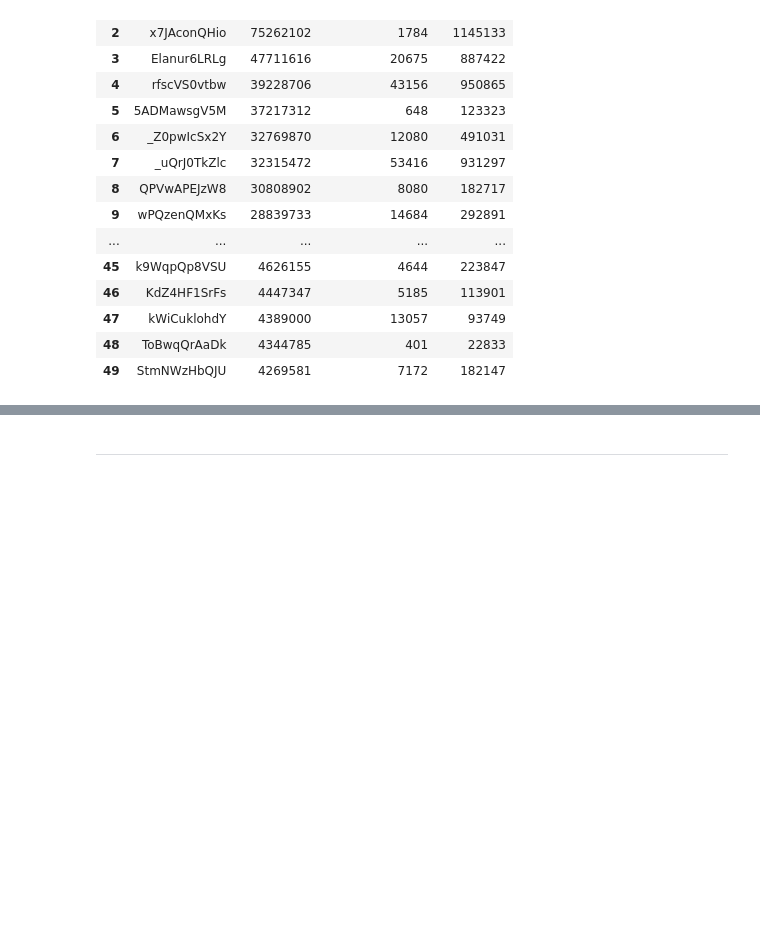
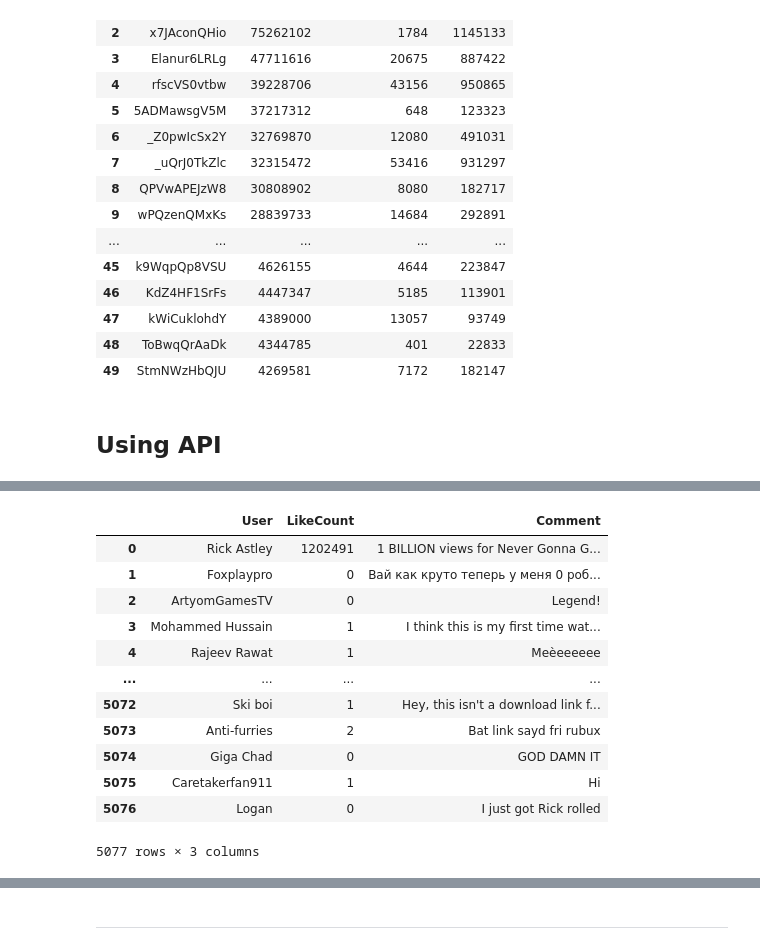
Before and after one commit to callysto/Data-Viz-of-the-Week, a Jupyter notebook: NLP-sentiment-analysis/Youtube.ipynb, the cells around one changed output, grey strips where cells are left out. Saved outputs shown, nothing was run; the diff lists cells and outputs as text; code cells hidden in the pictures; blank space fills up the shorter version.

```diff
--- a/NLP-sentiment-analysis/Youtube.ipynb
+++ b/NLP-sentiment-analysis/Youtube.ipynb
@@ -130,8 +130,11 @@ display(df)
 | 47 | kWiCuklohdY | 4389000 | 13057 | 93749 |
 | 48 | ToBwqQrAaDk | 4344785 | 401 | 22833 |
 | 49 | StmNWzHbQJU | 4269581 | 7172 | 182147 |
+# %% [markdown]
+## Using API
 # %%
-api_key = 'AIzaSyBj_MC4IwhvS6nU32eeuY7AdGcNFAIpGcw'
+# api_key = 'AIzaSyBj_MC4IwhvS6nU32eeuY7AdGcNFAIpGcw'
+api_key = "AIzaSyBQzopFfx_dUYki5A2VG8ZyfdaxAX54Bg8"
 video_id = 'dQw4w9WgXcQ'
 
 from IPython.display import YouTubeVideo, clear_output, display
@@ -140,28 +143,28 @@ api_service_name = "youtube"
 api_version = "v3"
 youtube = googleapiclient.discovery.build(api_service_name, api_version, developerKey=api_key)
 
-def add_comments_to_list(response):
+def add_comments_to_list(response, df):
     for item in response['items']:
-        comment = item['snippet']['topLevelComment']['snippet']['textDisplay']
-        comments_list.append(comment)
-        if item['snippet']['totalReplyCount'] > 0:
-            response = youtube.comments().list(part='snippet', parentId=item['id'], maxResults=100, textFormat='plainText').execute()
-            for item in response['items']:
-                reply = item['snippet']['textDisplay']
-                comments_list.append(reply) # we could also add 'reply:' here to distinguish between comments and replies
+        user = item["snippet"]["topLevelComment"]["snippet"]["authorDisplayName"]
+        comment_text = item["snippet"]["topLevelComment"]["snippet"]["textDisplay"]
+        likecount = item["snippet"]["topLevelComment"]["snippet"]["likeCount"]
+        df.loc[len(df)] = [user, likecount, comment_text]
 
 def get_comments(video_id):
+    df = pd.DataFrame(columns=["User", "LikeCount", "Comment"])
+
     response = youtube.commentThreads().list(part='snippet', videoId=video_id, maxResults=100, textFormat='plainText').execute()
-    print(response)
-    add_comments_to_list(response)
-    while 'nextPageToken' in response:
-        print(response['nextPageToken'])
+    total_page_result = response["pageInfo"]["totalResults"]
+    add_comments_to_list(response, df)
+
+    while ('nextPageToken' in response) & (total_page_result <= 5000):
+        print(f"Collecting {total_page_result} results…")
         response = youtube.commentThreads().list(part='snippet', videoId=video_id, maxResults=100, textFormat='plainText', pageToken=response['nextPageToken']).execute()
-        add_comments_to_list(response)
-    clear_output()
+        total_page_result += response["pageInfo"]["totalResults"]
+        add_comments_to_list(response, df)
 
-comments_list = []
-get_comments(video_id)
-print(comments_list)
-display(YouTubeVideo(video_id))
+    return df
+
+df = get_comments(video_id)
+df
 # %% [output]
@@ -168,0 +188,13 @@ HttpError: <HttpError 403 when requesting https://youtube.googleapis.com/youtube
+|  | User | LikeCount | Comment |
+| 0 | Rick Astley | 1202491 | 1 BILLION views for Never Gonna G... |
+| 1 | Foxplaypro | 0 | Вай как круто теперь у меня 0 роб... |
+| 2 | ArtyomGamesTV | 0 | Legend! |
+| 3 | Mohammed Hussain | 1 | I think this is my first time wat... |
+| 4 | Rajeev Rawat | 1 | Meèeeeeee |
+| ... | ... | ... | ... |
+| 5072 | Ski boi | 1 | Hey, this isn't a download link f... |
+| 5073 | Anti-furries | 2 | Bat link sayd fri rubux |
+| 5074 | Giga Chad | 0 | GOD DAMN IT |
+| 5075 | Caretakerfan911 | 1 | Hi |
+| 5076 | Logan | 0 | I just got Rick rolled |
+5077 rows × 3 columns
```
Also changed, not shown: parts of 3 cells of this notebook.
